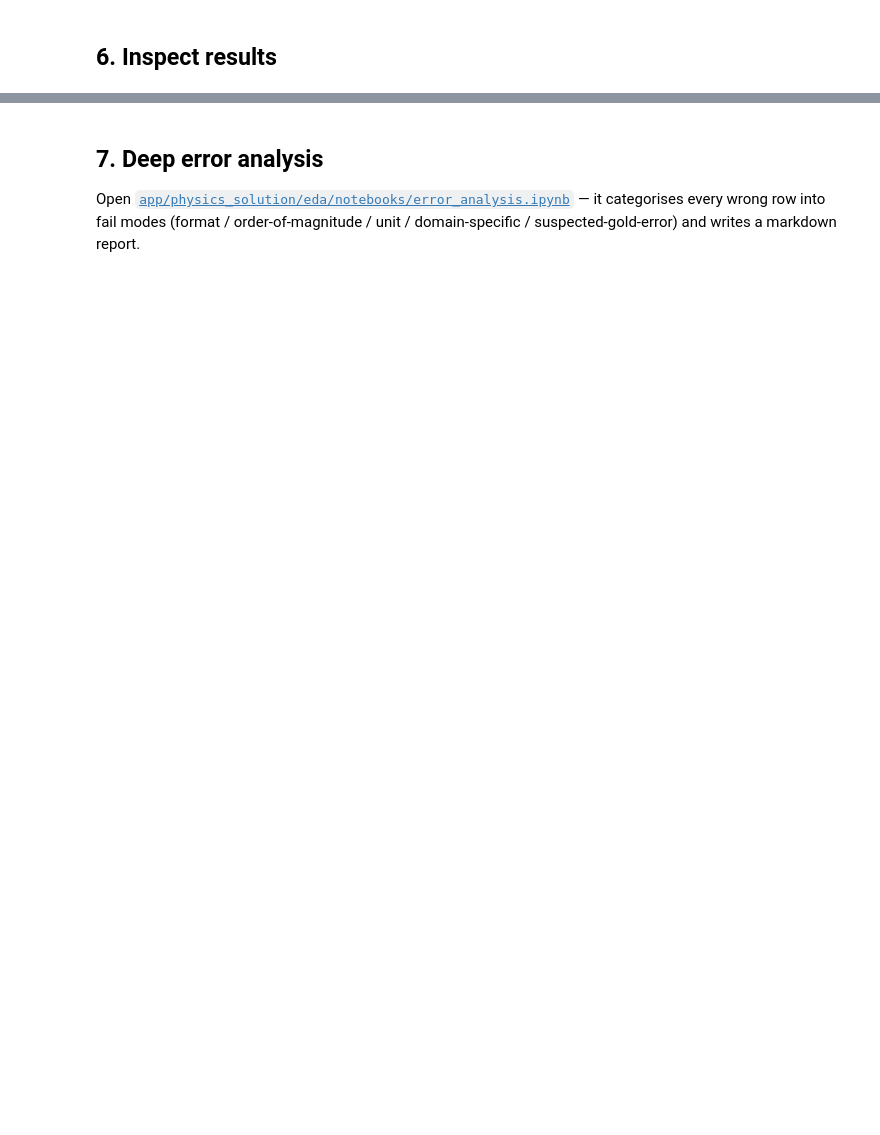
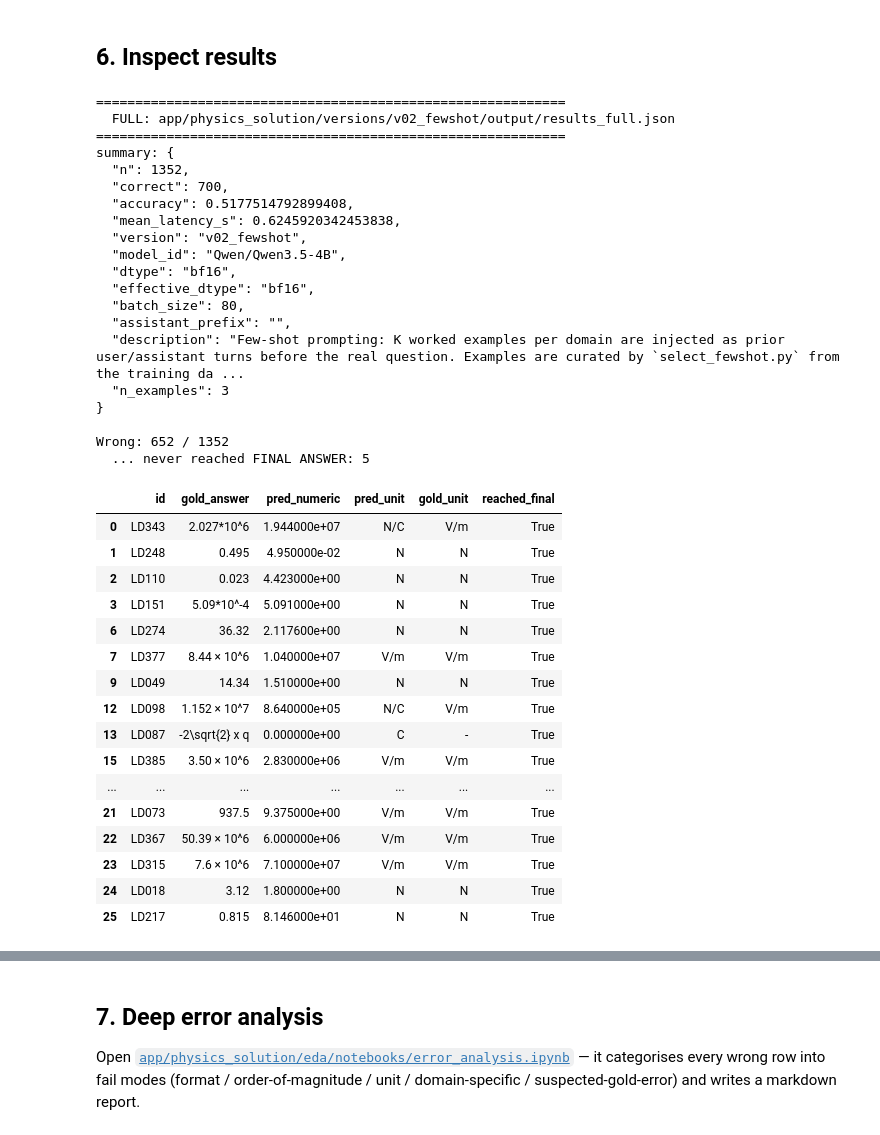
Before and after one commit to fishperson113/Exact_2026_Laplace-s_Red_Devils, a Jupyter notebook: app/physics_solution/versions/v02_fewshot/run.ipynb, the cells around one changed output, grey strips where cells are left out. Saved outputs shown, nothing was run; the diff lists cells and outputs as text; code cells hidden in the pictures; blank space fills up the shorter version.

```diff
--- a/app/physics_solution/versions/v02_fewshot/run.ipynb
+++ b/app/physics_solution/versions/v02_fewshot/run.ipynb
@@ -44,0 +81,14 @@ else:
+# %%
+import os
+
+# --- Full test (original data) ---
+FULL_TEST_FILE  = 'app/physics_solution/data/test/full_test.csv'
+FULL_OUT_FILE   = 'app/physics_solution/versions/v02_fewshot/output/results_full.json'
+
+# --- Golden test (DeepSeek-rewritten CoT) ---
+GOLDEN_TEST_FILE = 'app/physics_solution/data/golden/deepseek-v4-pro_golden_data.csv'
+GOLDEN_OUT_FILE  = 'app/physics_solution/versions/v02_fewshot/output/results_golden.json'
+
+for label, f in [('Full', FULL_TEST_FILE), ('Golden', GOLDEN_TEST_FILE)]:
+    assert os.path.exists(f), f"Not found: {f}"
+    print(f'{label}: {f}')
@@ -64,11 +175,54 @@ All knobs (batch size, dtype, max_new_tokens, ...) come from `config.py`. Add e.
 ## 6. Inspect results
 # %%
 import json, pandas as pd
-data = json.loads(open('app/physics_solution/versions/v02_fewshot/output/results.json', encoding='utf-8').read())
-print('summary:', json.dumps(data['summary'], indent=2, ensure_ascii=False))
-df = pd.DataFrame(data['rows'])
-wrong = df[~df['is_correct']].copy()
-wrong['reached_final'] = wrong['completion'].str.contains('FINAL ANSWER', case=False, regex=False)
-print(f"\nWrong: {len(wrong)} / {len(df)}")
-print(f"  ... never reached FINAL ANSWER: {(~wrong['reached_final']).sum()}")
-wrong[['id', 'gold_answer', 'pred_numeric', 'pred_unit', 'gold_unit', 'reached_final']].head(20)
+
+for label, path in [('FULL', FULL_OUT_FILE), ('GOLDEN', GOLDEN_OUT_FILE)]:
+    print(f'\n{"="*60}')
+    print(f'  {label}: {path}')
+    print(f'{"="*60}')
+    data = json.loads(open(path, encoding='utf-8').read())
+    print('summary:', json.dumps(data['summary'], indent=2, ensure_ascii=False))
+    df = pd.DataFrame(data['rows'])
+    wrong = df[~df['is_correct']].copy()
+    wrong['reached_final'] = wrong['completion'].str.contains('FINAL ANSWER', case=False, regex=False)
+    print(f"\nWrong: {len(wrong)} / {len(df)}")
+    print(f"  ... never reached FINAL ANSWER: {(~wrong['reached_final']).sum()}")
+    display(wrong[['id', 'gold_answer', 'pred_numeric', 'pred_unit', 'gold_unit', 'reached_final']].head(20))
+# %% [output]
+============================================================
+  FULL: app/physics_solution/versions/v02_fewshot/output/results_full.json
+============================================================
+summary: {
+  "n": 1352,
+  "correct": 700,
+  "accuracy": 0.5177514792899408,
+  "mean_latency_s": 0.6245920342453838,
+  "version": "v02_fewshot",
+  "model_id": "Qwen/Qwen3.5-4B",
+  "dtype": "bf16",
+  "effective_dtype": "bf16",
+  "batch_size": 80,
+  "assistant_prefix": "",
+  "description": "Few-shot prompting: K worked examples per domain are injected as prior user/assistant turns before the real question. Examples are curated by `select_fewshot.py` from the training da ...
+  "n_examples": 3
+}
+
+Wrong: 652 / 1352
+  ... never reached FINAL ANSWER: 5
+|  | id | gold_answer | pred_numeric | pred_unit | gold_unit | reached_final |
+| 0 | LD343 | 2.027*10^6 | 1.944000e+07 | N/C | V/m | True |
+| 1 | LD248 | 0.495 | 4.950000e-02 | N | N | True |
+| 2 | LD110 | 0.023 | 4.423000e+00 | N | N | True |
+| 3 | LD151 | 5.09*10^-4 | 5.091000e+00 | N | N | True |
+| 6 | LD274 | 36.32 | 2.117600e+00 | N | N | True |
+| 7 | LD377 | 8.44 × 10^6 | 1.040000e+07 | V/m | V/m | True |
+| 9 | LD049 | 14.34 | 1.510000e+00 | N | N | True |
+| 12 | LD098 | 1.152 × 10^7 | 8.640000e+05 | N/C | V/m | True |
+| 13 | LD087 | -2\sqrt{2} x q | 0.000000e+00 | C | - | True |
+| 15 | LD385 | 3.50 × 10^6 | 2.830000e+06 | V/m | V/m | True |
+| ... | ... | ... | ... | ... | ... | ... |
+| 21 | LD073 | 937.5 | 9.375000e+00 | V/m | V/m | True |
+| 22 | LD367 | 50.39 × 10^6 | 6.000000e+06 | V/m | V/m | True |
+| 23 | LD315 | 7.6 × 10^6 | 7.100000e+07 | V/m | V/m | True |
+| 24 | LD018 | 3.12 | 1.800000e+00 | N | N | True |
+| 25 | LD217 | 0.815 | 8.146000e+01 | N | N | True |
```
Also changed, not shown: parts of 15 cells of this notebook, 36 other files.
